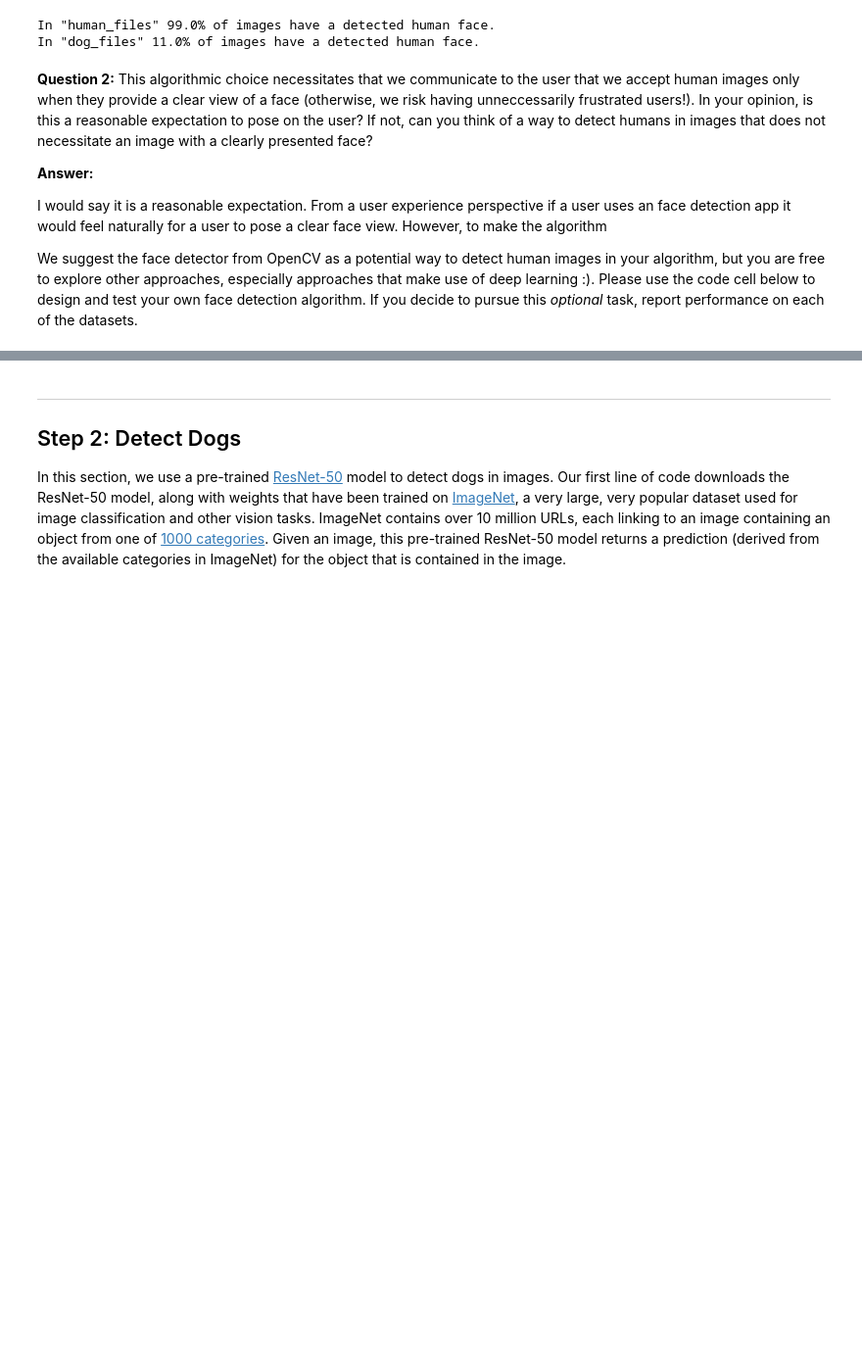
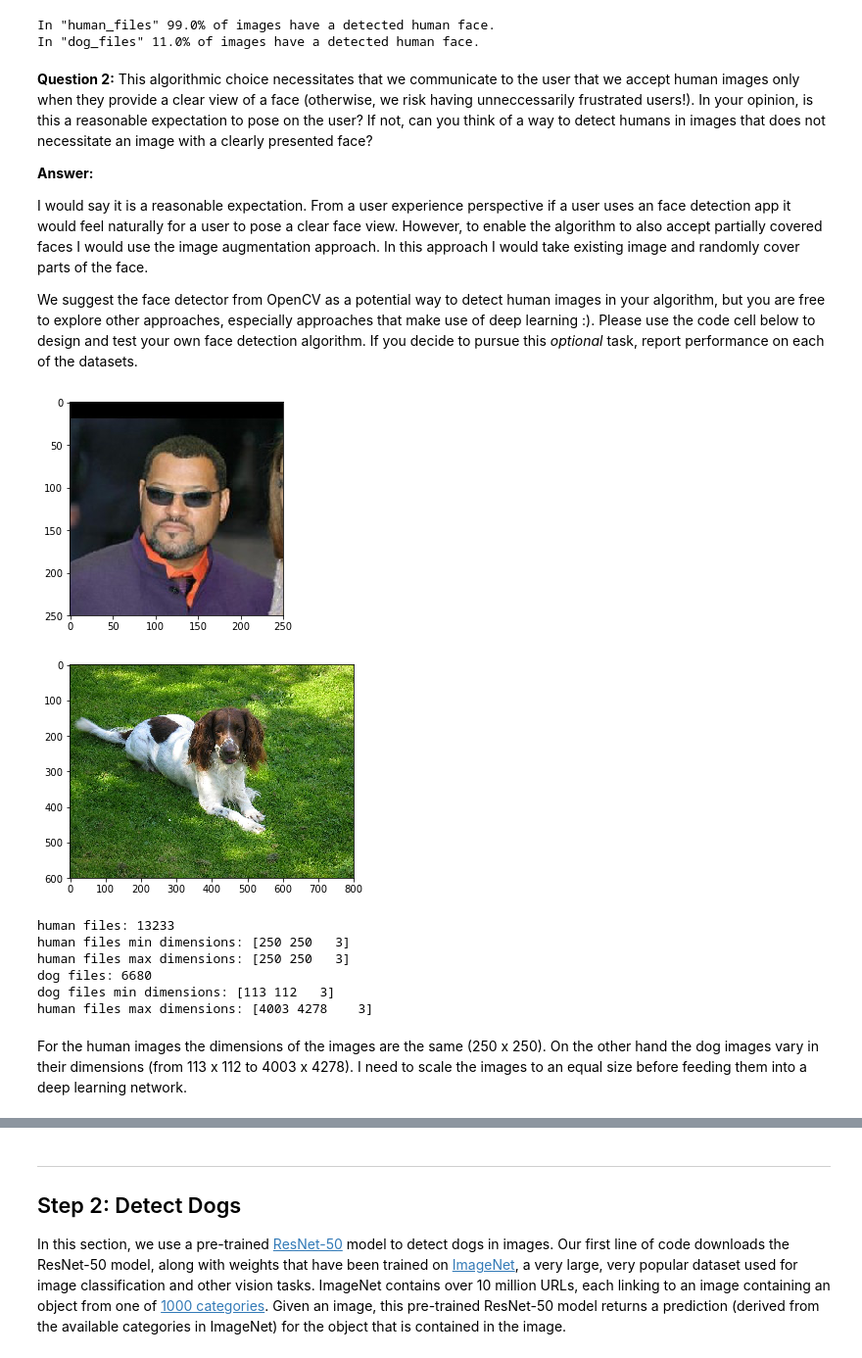
Before and after one commit to SophonAlpha/Udacity-dog-project, a Jupyter notebook: dog_app.ipynb, the cells around one changed output, grey strips where cells are left out. Shown at 98% size. Drawn from its saved outputs; the diff is of its cells as text; code cells hidden in the pictures; blank space fills up the shorter version.

```diff
--- a/dog_app.ipynb
+++ b/dog_app.ipynb
@@ -195,11 +205,52 @@ __Question 2:__ This algorithmic choice necessitates that we communicate to the
 
 __Answer:__
 
-I would say it is a reasonable expectation. From a user experience perspective if a user uses an face detection app it would feel naturally for a user to pose a clear face view. However, to make the algorithm
-
+I would say it is a reasonable expectation. From a user experience perspective if a user uses an face detection app it would feel naturally for a user to pose a clear face view. However, to enable the algorithm to also accept partially covered faces I would use the image augmentation approach. In this approach I would take existing image and randomly cover parts of the face.
 
 We suggest the face detector from OpenCV as a potential way to detect human images in your algorithm, but you are free to explore other approaches, especially approaches that make use of deep learning :).  Please use the code cell below to design and test your own face detection algorithm.  If you decide to pursue this _optional_ task, report performance on each of the datasets.
 # %%
 ## (Optional) TODO: Report the performance of another
 ## face detection algorithm on the LFW dataset
 ### Feel free to use as many code cells as needed.
+
+# helper functions to get a feeling for the size and shape of images
+def show_image_info(image_file):
+    img = cv2.imread(image_file)
+    cv_rgb = cv2.cvtColor(img, cv2.COLOR_BGR2RGB)
+    plt.imshow(cv_rgb)
+    plt.show()
+
+def get_dimensions(file_list):
+    file_dims = []
+    for file in file_list:
+        img = cv2.imread(file)
+        file_dims.append([img.shape[0], img.shape[1], img.shape[2]])
+    return np.array(file_dims)
+# %%
+# get the dimensions of each picture
+human_files_dims = get_dimensions(human_files)
+dog_files_dims = get_dimensions(train_files)
+# %%
+# diplay two sample pictures, one human, one dog
+show_image_info(human_files[3])
+show_image_info(train_files[5])
+
+# get some stats of the images, I'm interested whether there are differences
+# in the size of the images
+print('human files: {}'.format(human_files_dims.shape[0]))
+print('human files min dimensions: {}'.format(human_files_dims.min(axis=0)))
+print('human files max dimensions: {}'.format(human_files_dims.max(axis=0)))
+print('dog files: {}'.format(dog_files_dims.shape[0]))
+print('dog files min dimensions: {}'.format(dog_files_dims.min(axis=0)))
+print('human files max dimensions: {}'.format(dog_files_dims.max(axis=0)))
+# %% [output]
+[figure, added]
+[figure, added]
+human files: 13233
+human files min dimensions: [250 250   3]
+human files max dimensions: [250 250   3]
+dog files: 6680
+dog files min dimensions: [113 112   3]
+human files max dimensions: [4003 4278    3]
+# %% [markdown]
+For the human images the dimensions of the images are the same (250 x 250). On the other hand the dog images vary in their dimensions (from 113 x 112 to 4003 x 4278). I need to scale the images to an equal size before feeding them into a deep learning network.
```
Also changed, not shown: parts of 8 cells of this notebook.
